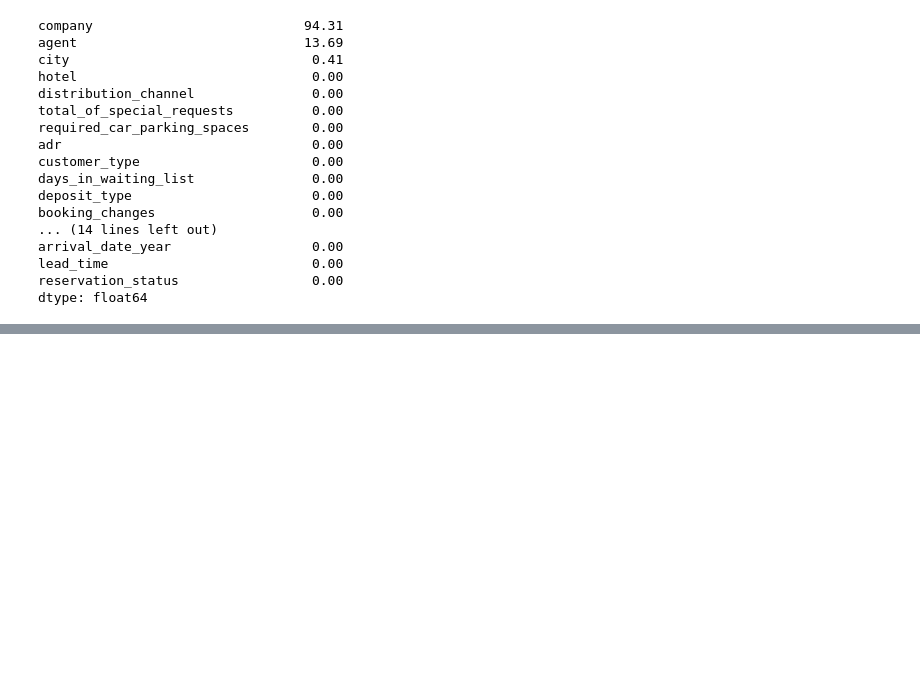
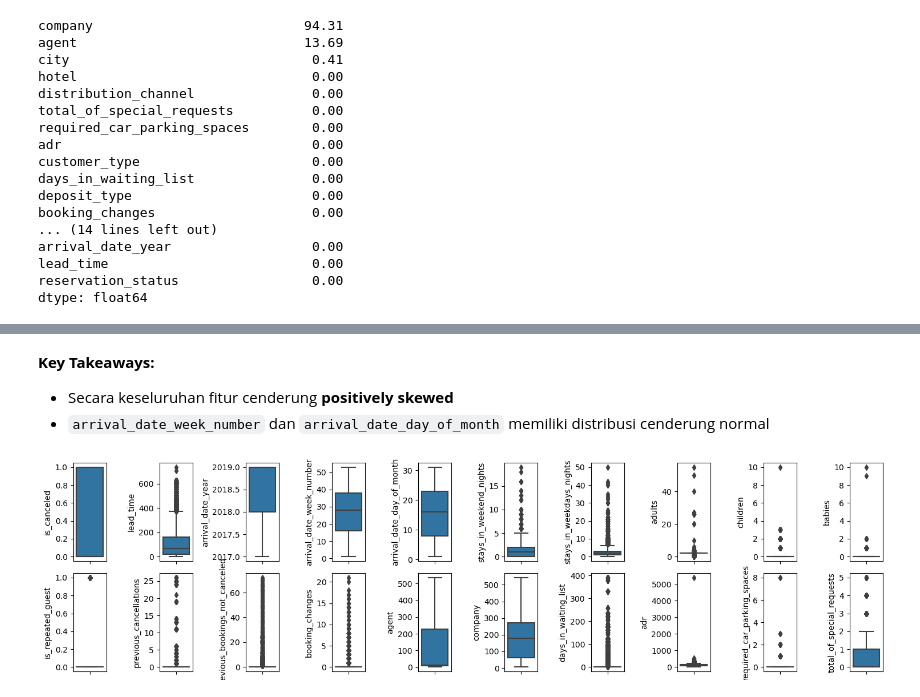
Before and after one commit to imalfunadam/Investigate-Hotel-Business-using-Data-Visualization, a Jupyter notebook: Investigate-Hotel-Business-using-Data-Visualization.ipynb, the cells around one changed output, grey strips where cells are left out. Drawn from its saved outputs; the diff is of its cells as text; code cells hidden in the pictures; blank space fills up the shorter version.

```diff
--- a/Investigate-Hotel-Business-using-Data-Visualization.ipynb
+++ b/Investigate-Hotel-Business-using-Data-Visualization.ipynb
@@ -138,0 +187,14 @@ dtype: float64
+# %% [markdown]
+**Key Takeaways:**
+
+- Secara keseluruhan fitur cenderung **positively skewed**
+- `arrival_date_week_number` dan `arrival_date_day_of_month` memiliki distribusi cenderung normal
+# %%
+# cek outlier fitur numerikal
+plt.figure(figsize=(15, 4))
+for i in range(0, len(nums)):
+    plt.subplot(2, 10, i+1)
+    sns.boxplot(y=df[nums[i]], orient='v')
+    plt.tight_layout()
+# %% [output]
+[figure, added]
```
Also changed, not shown: parts of 21 cells of this notebook.
